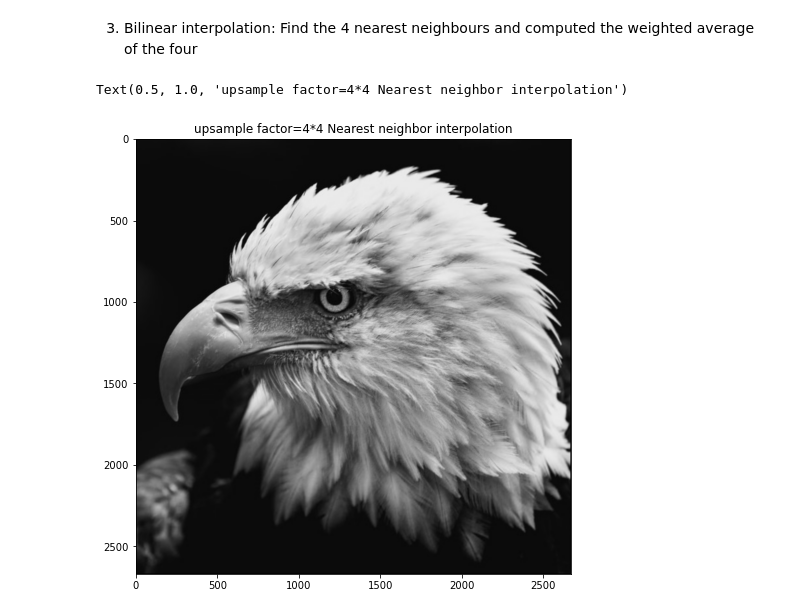
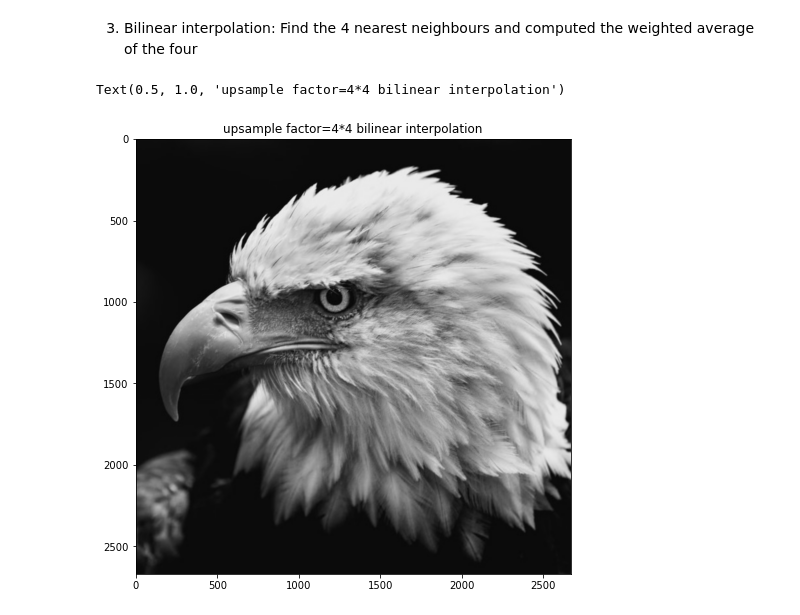
Before and after one commit to 2horse9sun/coursework, a Jupyter notebook: CVPR/lec06-ImageResizing/lec06.ipynb, the cells around one changed output. Saved outputs shown, nothing was run; the diff lists cells and outputs as text; code cells hidden in the pictures.

```diff
--- a/CVPR/lec06-ImageResizing/lec06.ipynb
+++ b/CVPR/lec06-ImageResizing/lec06.ipynb
@@ -151,9 +151,9 @@ Text(0.5, 1.0, 'upsample factor=4*4 Nearest neighbor interpolation')
 3. Bilinear interpolation: Find the 4 nearest neighbours and computed the weighted average of the four
 # %%
 plt.figure(figsize=(8, 8))
-img_up_4_nearest = image_process.upsample_with_interpolation(img, 4, 4, 'bilinear')
+img_up_4_nearest = image_process.upsample_with_interpolation(img, 4, 'bilinear')
 utils.show_img(img_up_4_nearest)
-plt.title('upsample factor=4*4 Nearest neighbor interpolation')
+plt.title('upsample factor=4*4 bilinear interpolation')
 # %% [output]
-Text(0.5, 1.0, 'upsample factor=4*4 Nearest neighbor interpolation')
+Text(0.5, 1.0, 'upsample factor=4*4 bilinear interpolation')
-[figure, old version]
+[figure, new version]
```
Also changed, not shown: parts of 8 cells of this notebook, 5 other files.
